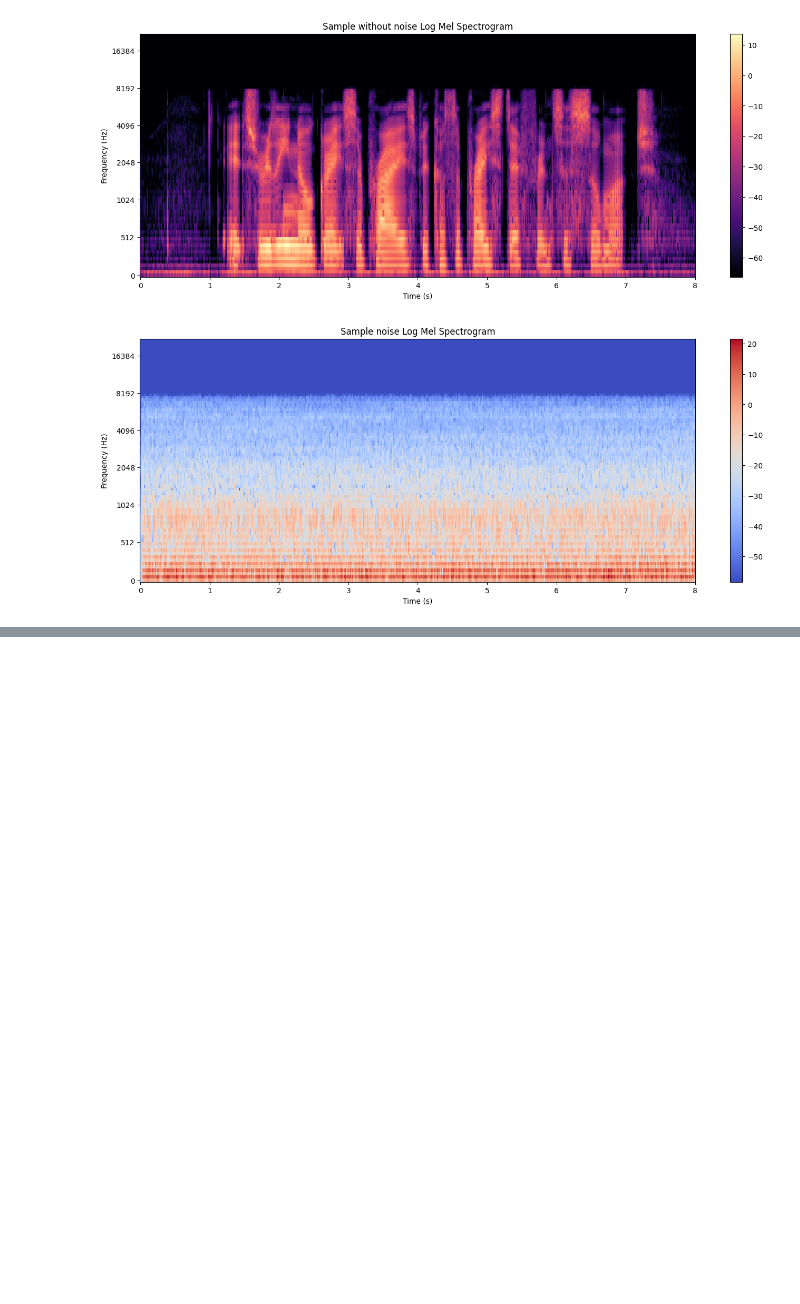
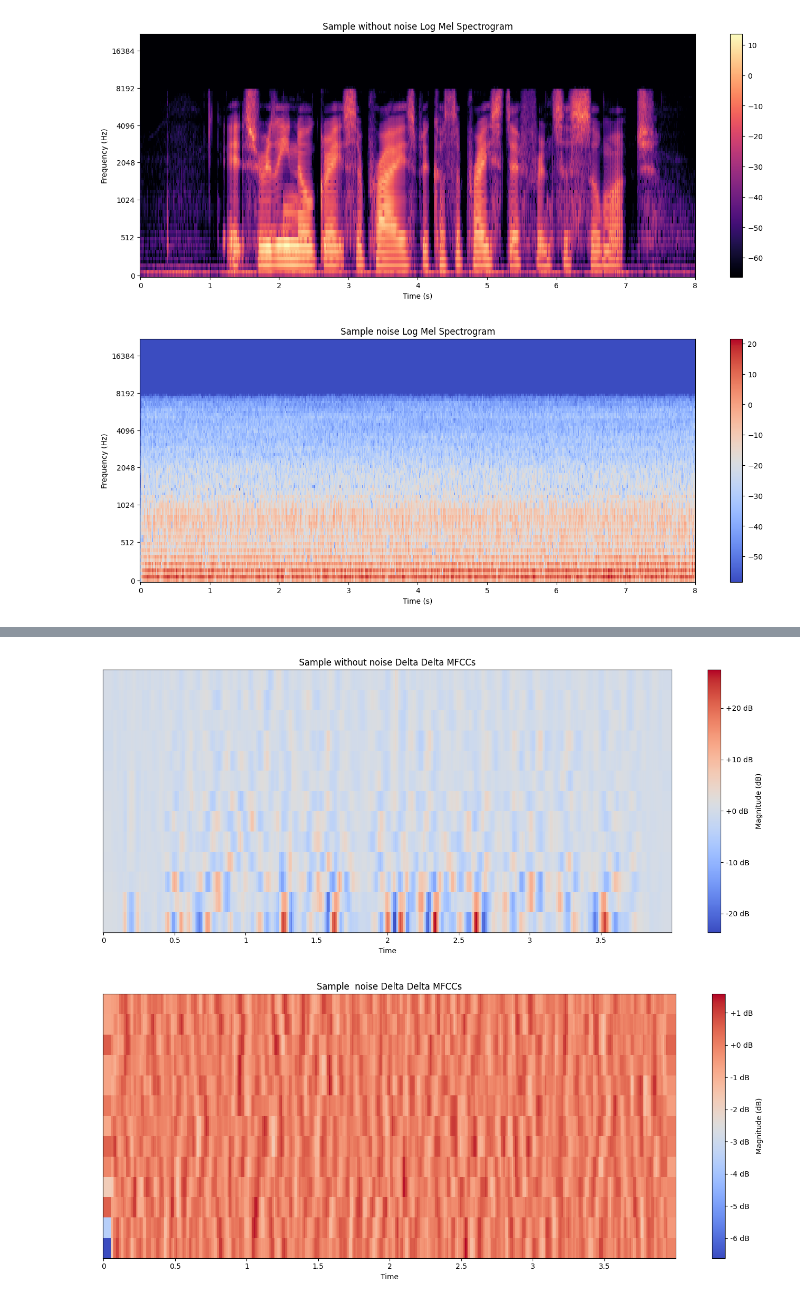
Before and after one commit to MahyarFardin/Deep-white-noise-elimination-using-recurrent-and-convolutional-generative-adversial-networks, a Jupyter notebook: dataset_overview.ipynb, the cells around one changed output, grey strips where cells are left out. Drawn from its saved outputs; the diff is of its cells as text; code cells hidden in the pictures; blank space fills up the shorter version.

```diff
--- a/dataset_overview.ipynb
+++ b/dataset_overview.ipynb
@@ -331,7 +332,7 @@ plot_mel_spectrogram(log_mel_spectrogram_noise, sr, title = "Sample noise Log Me
 [figure]
 # %%
 def plot_mfccs(mfccs, sr, title):
-    """
+  """
     Plot Mel-Frequency Cepstral Coefficients (MFCCs) spectrogram.
 
     Parameters:
@@ -341,17 +342,18 @@ def plot_mfccs(mfccs, sr, title):
 
     Returns:
     None
-    """
+  """
 
-  plt.figure(figsize = (17,6))
+  plt.figure(figsize = (14,6))
   librosa.display.specshow(mfccs, sr = sr, x_axis = "time")
   plt.title(title)
   colorbar = plt.colorbar(format='%+2.0f dB')
   colorbar.set_label('Magnitude (dB)')
+  plt.tight_layout()
 # %%
 # Extract Mel_Frequency Cepstral Coefficients(MFCCs) of the signals
 
-mfccs_clean = librosa.feature.mfcc(signal_clean, sr = sr, n_mfcc = 13)
-mfccs_noise = librosa.feature.mfcc(signal_noise, sr = sr, n_mfcc = 13)
+mfccs_clean = librosa.feature.mfcc(y = signal_clean, sr = sr, n_mfcc = 13)
+mfccs_noise = librosa.feature.mfcc(y = signal_noise, sr = sr, n_mfcc = 13)
 
 mfccs_clean.shape
@@ -367,6 +374,6 @@ delta_mfccs_clean = librosa.feature.delta(mfccs_clean)
 delta_mfccs_noise = librosa.feature.delta(mfccs_noise)
 
 delta2_mfccs_clean = librosa.feature.delta(mfccs_clean, order = 2)
-delta2_mfccs_noise = librosa.feature.noise(mfccs_noise, order = 2)
+delta2_mfccs_noise = librosa.feature.delta(mfccs_noise, order = 2)
 
 delta_mfccs_clean.shape
@@ -378,5 +390,8 @@ plot_mfccs(delta_mfccs_noise, sr, title = "Sample noise Delta MFCCs")
 # %%
 # Plot the delta2 MFCCs of the signals
 
 plot_mfccs(delta2_mfccs_clean, sr, title = "Sample without noise Delta Delta MFCCs")
-plot_mfccs(delta2_mfccs_noise, sr, titls = "Sample  noise Delta Delta MFCCs")
+plot_mfccs(delta2_mfccs_noise, sr, title = "Sample  noise Delta Delta MFCCs")
+# %% [output]
+[figure, added]
+[figure, added]
```
Also changed, not shown: parts of 7 cells of this notebook.
